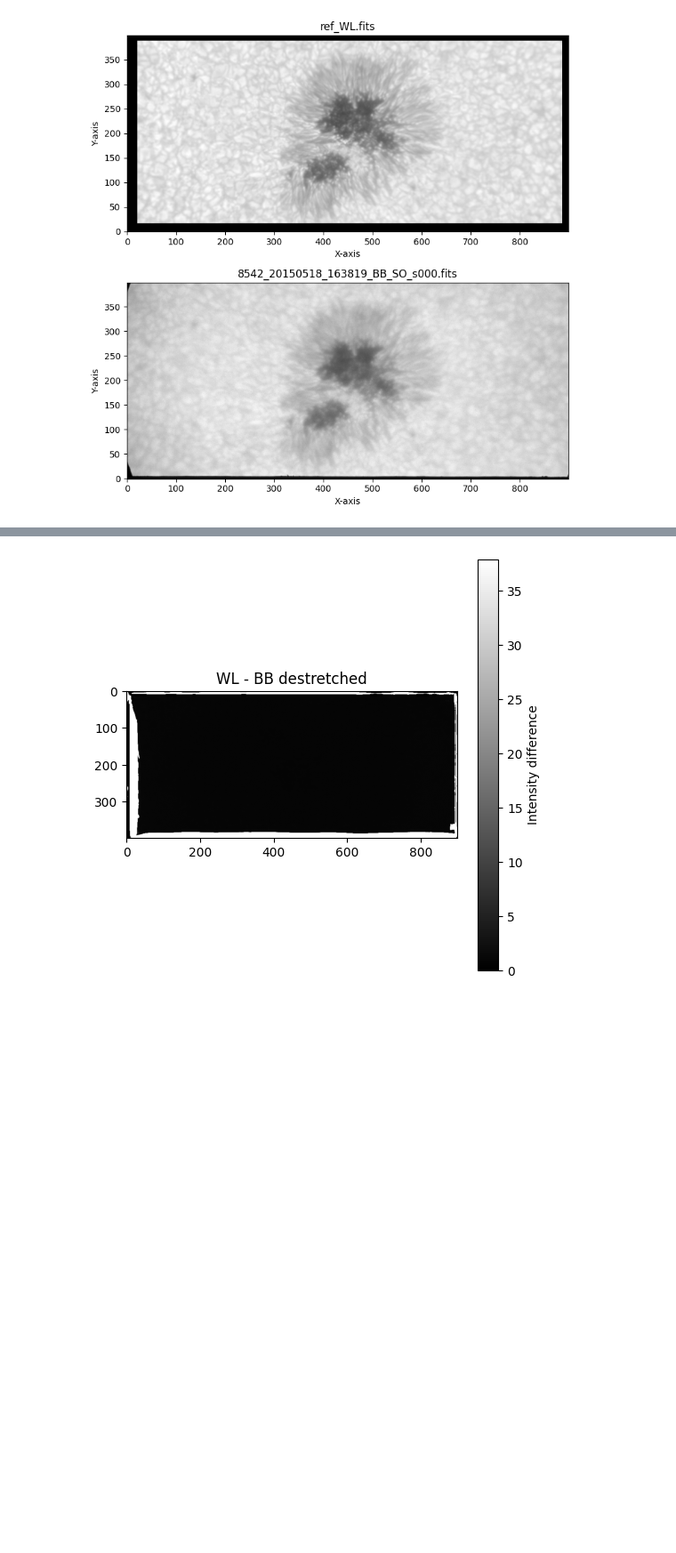
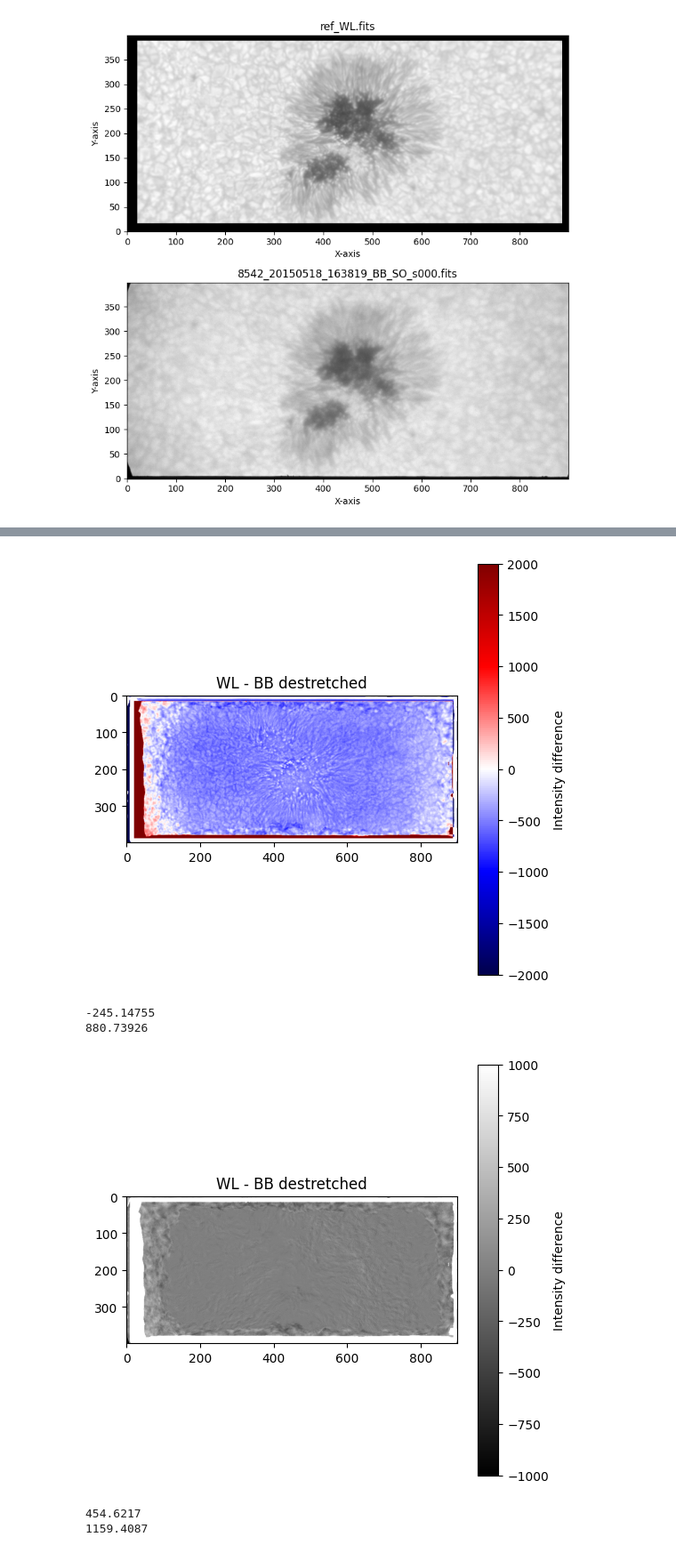
Before and after one commit to FabianaFerrente/ibis_pipeline, a Jupyter notebook: dest_ibis.ipynb, the cells around one changed output, grey strips where cells are left out. Shown at 89% size. Drawn from its saved outputs; the diff is of its cells as text; code cells hidden in the pictures; blank space fills up the shorter version.

```diff
--- a/dest_ibis.ipynb
+++ b/dest_ibis.ipynb
@@ -115,12 +159,36 @@ plt.show()
 # %%
 # Subtract the destretched BB image from the WL image
-subtracted_image = wl_crop/bb_corrected
+subtracted_image = wl_crop - bb_corrected
 
-# Display the subtracted image
+# Display the divided image
 plt.figure(figsize=(6, 6))
 plt.title("WL - BB destretched")
-plt.imshow(subtracted_image, cmap='gray')
+plt.imshow(subtracted_image, cmap='seismic', vmin=-2000, vmax=2000)
 plt.colorbar(label='Intensity difference')
 plt.show()
+
+
+print(np.mean(subtracted_image))
+print(np.std(subtracted_image))
 # %% [output]
-[figure, old version]
+[figure, new version]
+-245.14755
+880.73926
+# %%
+# Subtract the destretched BB image from the WL image
+subtracted_image = bb - bb_corrected
+
+# Display the divided image
+plt.figure(figsize=(6, 6))
+plt.title("WL - BB destretched")
+plt.imshow(subtracted_image, cmap='gray', vmin=-1000, vmax=1000)
+plt.colorbar(label='Intensity difference')
+plt.show()
+
+
+print(np.mean(subtracted_image))
+print(np.std(subtracted_image))
+# %% [output]
+[figure, added]
+454.6217
+1159.4087
```
Also changed, not shown: parts of 5 cells of this notebook.
